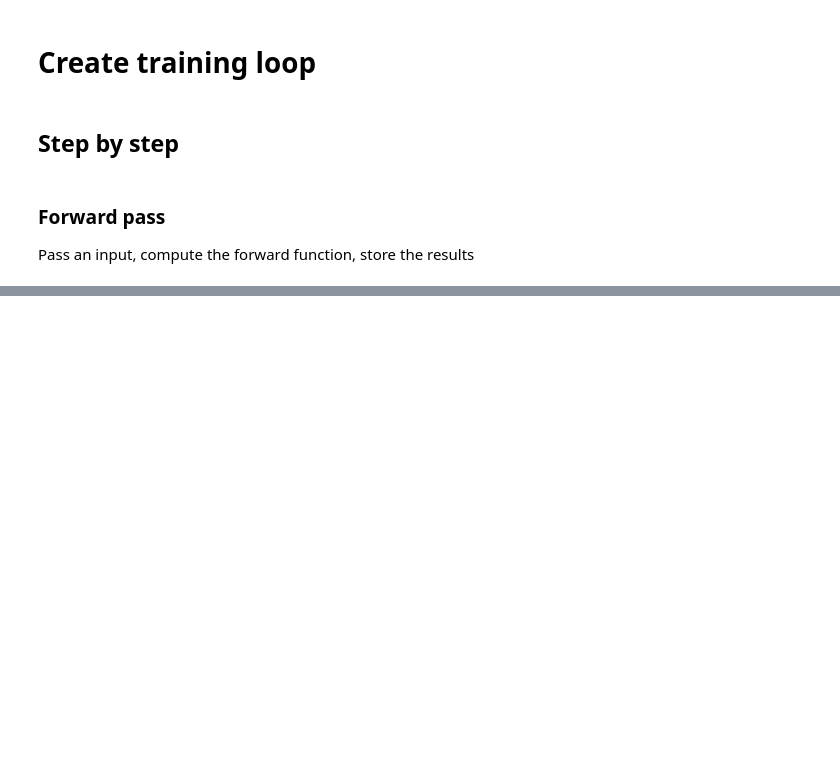
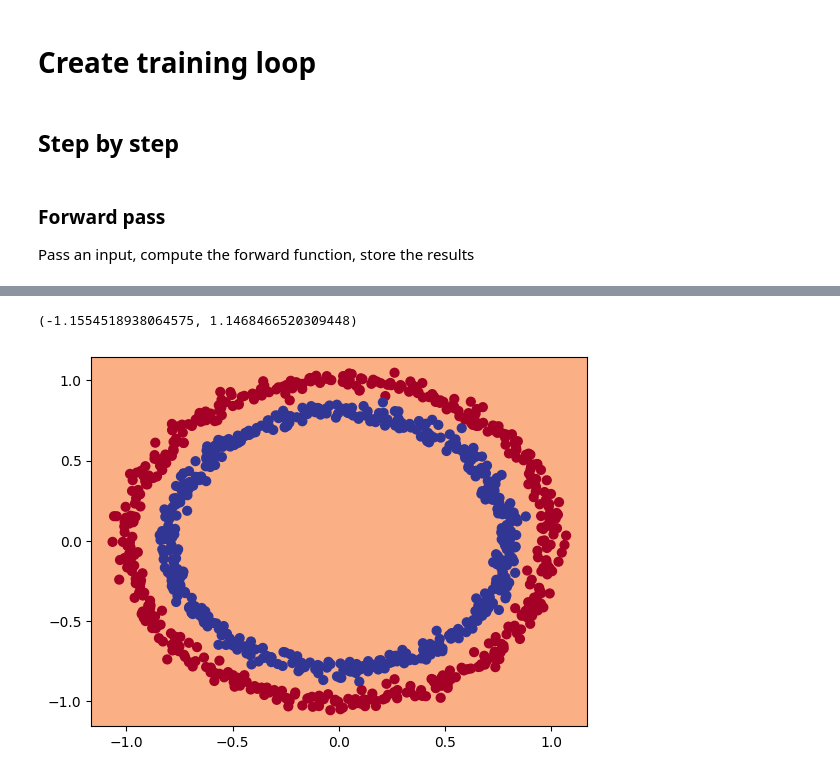
Before and after one commit to LucasSavassa/computer-vision, a Jupyter notebook: 2-neural-network-classification.ipynb, the cells around one changed output, grey strips where cells are left out. Saved outputs shown, nothing was run; the diff lists cells and outputs as text; code cells hidden in the pictures; blank space fills up the shorter version.

Commit message:
Create training loop and visualize decision boundaries

```diff
--- a/2-neural-network-classification.ipynb
+++ b/2-neural-network-classification.ipynb
@@ -179,0 +296,16 @@ Pass an input, compute the forward function, store the results
+# %%
+xx, yy = np.meshgrid(np.linspace(x_min, x_max, 100), np.meshgrid(np.linspace(y_min, y_max, 100)))
+# %%
+x_mesh = torch.from_numpy(np.c_[xx.ravel(), yy.ravel()]).type(torch.float)
+# %%
+yp_mesh = model(x_mesh)
+# %%
+yp_mesh = torch.round(yp_mesh).reshape(xx.shape)
+# %%
+plt.contourf(xx, yy, yp_mesh.detach().numpy(), cmap=plt.cm.RdYlBu, alpha=0.7 )
+plt.scatter(x[:,0], x[:, 1], c=y, s=40, cmap=plt.cm.RdYlBu)
+plt.xlim(xx.min(), xx.max())
+plt.ylim(yy.min(), yy.max())
+# %% [output]
+(-1.1554518938064575, 1.1468466520309448)
+[figure, added]
```
Also changed, not shown: parts of 30 cells of this notebook.
